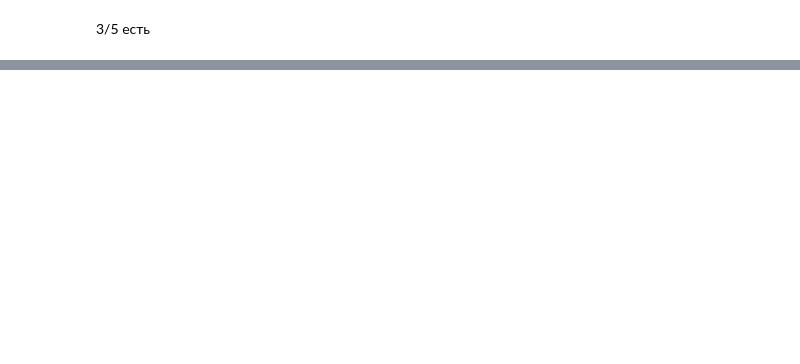
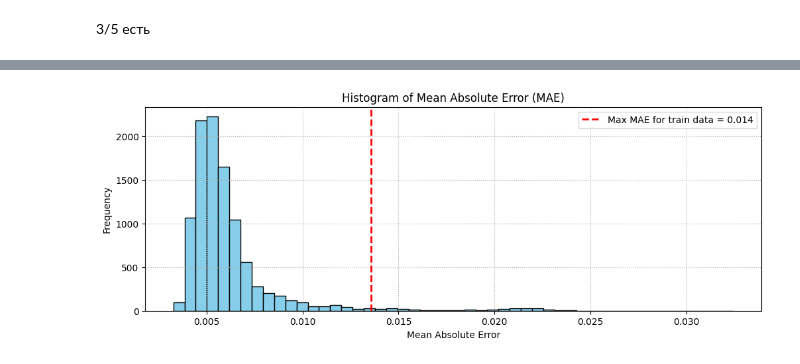
Before and after one commit to yellowssnake/221_zlotin, a Jupyter notebook: assets/Notebooks/time_series_anomaly.ipynb, the cells around one changed output, grey strips where cells are left out. Drawn from its saved outputs; the diff is of its cells as text; code cells hidden in the pictures; blank space fills up the shorter version.

```diff
--- a/assets/Notebooks/time_series_anomaly.ipynb
+++ b/assets/Notebooks/time_series_anomaly.ipynb
@@ -899,0 +982,29 @@ fig.write_html(
+# %%
+import matplotlib.pyplot as plt
+import jax.numpy as jnp
+
+# Function to calculate MAE
+def calculate_mae(params, data, model):
+    reconstructed = model.apply(params, data)
+    mae = jnp.mean(jnp.abs(data - reconstructed), axis=(1, 2))
+    return mae
+
+# Calculate MAE for x_train
+mae_train = calculate_mae(state.params, x_train, Autoencoder())
+treshold = jnp.max(mae_train)
+
+# Calculate MAE for x_full
+mae_full = calculate_mae(state.params, x_full, Autoencoder())
+
+# Plot histogram of MAE for x_full
+plt.figure(figsize=(12, 4))
+plt.hist(mae_full, bins=50, color='skyblue', edgecolor='black')
+plt.axvline(treshold, color='red', linestyle='dashed', linewidth=2, label=f'Max MAE for train data = {treshold:.3f}')
+plt.xlabel('Mean Absolute Error')
+plt.ylabel('Frequency')
+plt.title('Histogram of Mean Absolute Error (MAE)')
+plt.legend()
+plt.grid(linestyle=":")
+plt.show()
+# %% [output]
+[figure, added]
```
Also changed, not shown: parts of 4 cells of this notebook.
